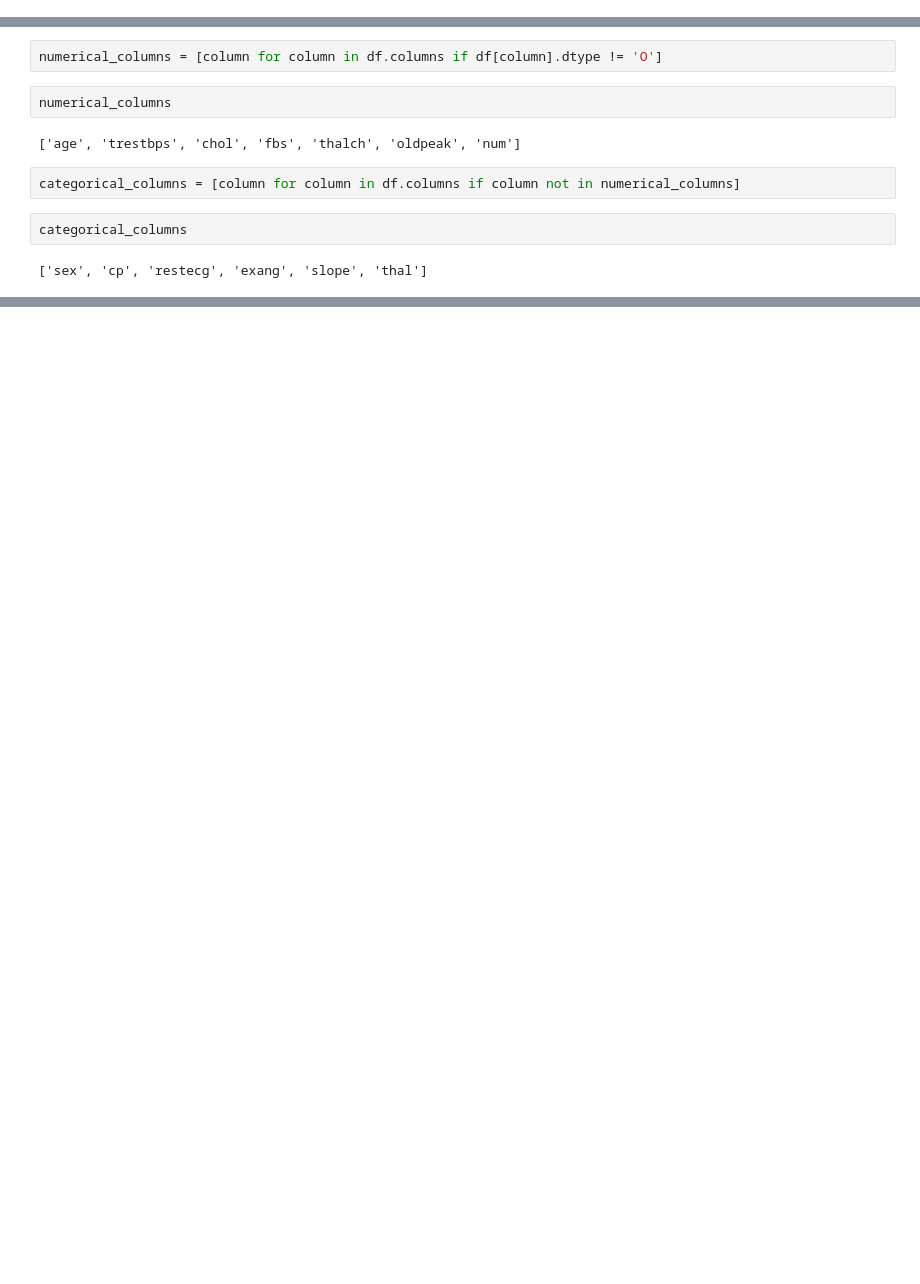
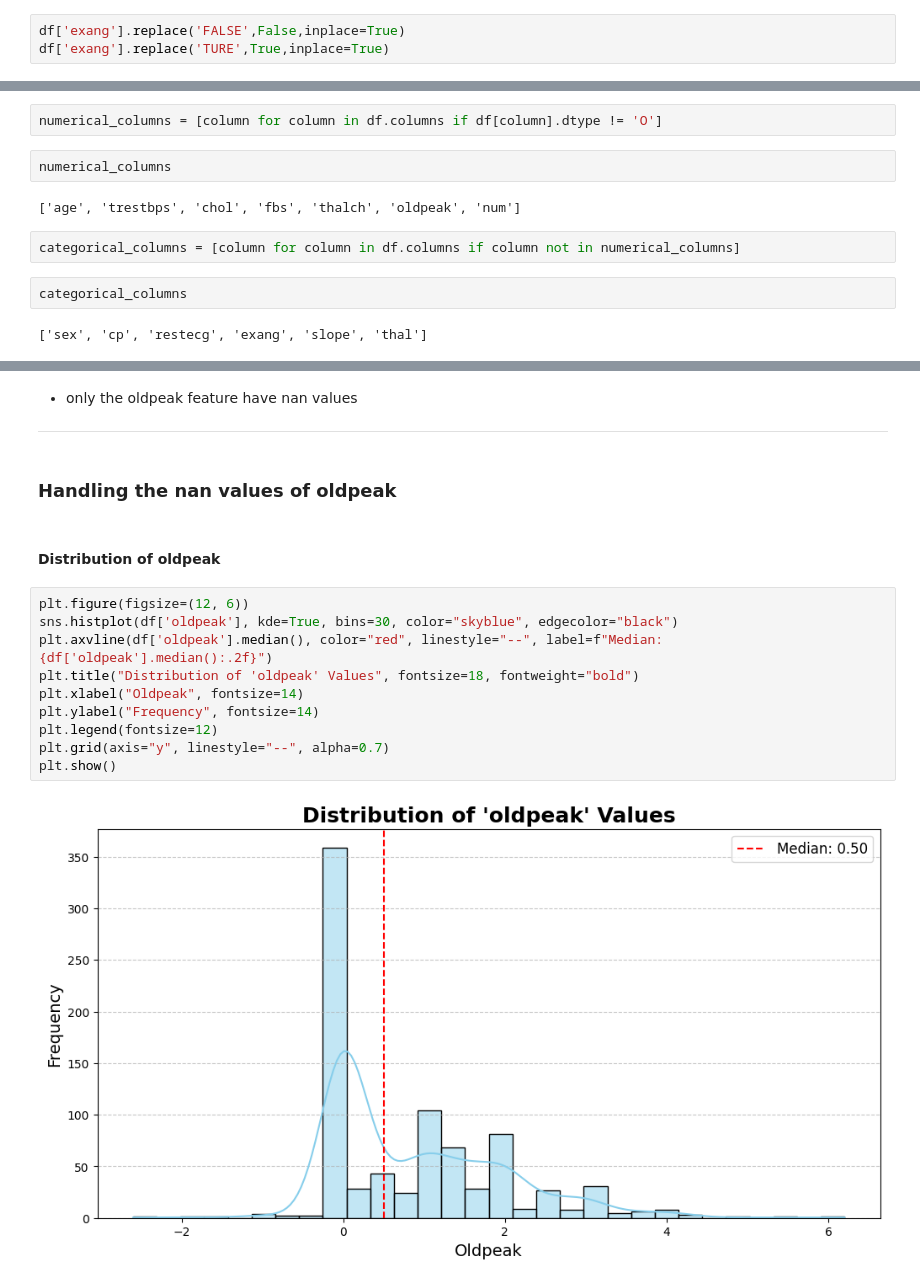
Before and after one commit to Ayush-dhabale/ExeclR_Assignments, a Jupyter notebook: Decision Trees/eda.ipynb, the cells around one changed output, grey strips where cells are left out. Drawn from its saved outputs; the diff is of its cells as text; blank space fills up the shorter version.

```diff
--- a/Decision Trees/eda.ipynb
+++ b/Decision Trees/eda.ipynb
@@ -18,3 +18,6 @@ df.head()
 | 2 | 57 | Male | asymptomatic | 140 | 192 | False | normal | 148 | False | 0.4 | flat | ... |
 | 3 | 52 | Male | typical angina | 118 | 186 | False | lv hypertrophy | 190 | False | 0.0 | flat | ... |
 | 4 | 57 | Male | asymptomatic | 110 | 201 | False | normal | 126 | True | 1.5 | flat | ... |
+# %%
+df['exang'].replace('FALSE',False,inplace=True)
+df['exang'].replace('TURE',True,inplace=True)
@@ -53,0 +88,19 @@ categorical_columns
+# %% [markdown]
+- only the oldpeak feature have nan values
+---
+# %% [markdown]
+### Handling the nan values of oldpeak
+# %% [markdown]
+#### Distribution of oldpeak
+# %%
+plt.figure(figsize=(12, 6))
+sns.histplot(df['oldpeak'], kde=True, bins=30, color="skyblue", edgecolor="black")
+plt.axvline(df['oldpeak'].median(), color="red", linestyle="--", label=f"Median: {df['oldpeak'].median():.2f}")
+plt.title("Distribution of 'oldpeak' Values", fontsize=18, fontweight="bold")
+plt.xlabel("Oldpeak", fontsize=14)
+plt.ylabel("Frequency", fontsize=14)
+plt.legend(fontsize=12)
+plt.grid(axis="y", linestyle="--", alpha=0.7)
+plt.show()
+# %% [output]
+[figure, added]
```
Also changed, not shown: parts of 19 cells of this notebook.
